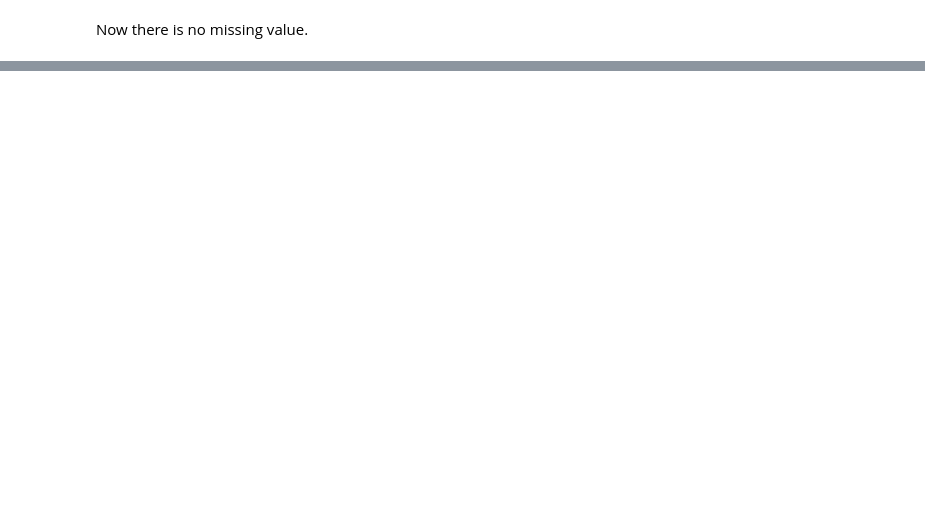
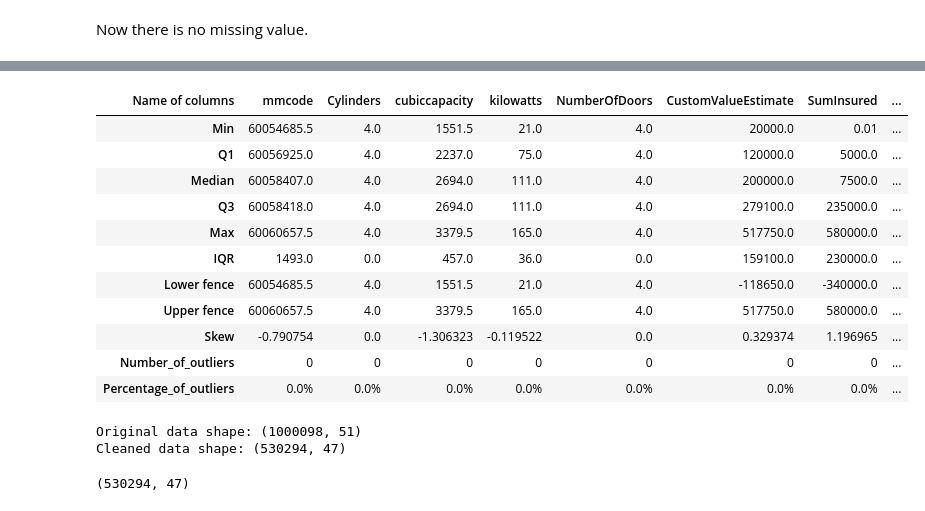
Before and after one commit to bettyabay/AlphaCare-Insurance-Analysis, a Jupyter notebook: notebooks/Descriptive_Analysis.ipynb, the cells around one changed output, grey strips where cells are left out. Drawn from its saved outputs; the diff is of its cells as text; code cells hidden in the pictures; blank space fills up the shorter version.

```diff
--- a/notebooks/Descriptive_Analysis.ipynb
+++ b/notebooks/Descriptive_Analysis.ipynb
@@ -307,0 +355,5 @@ Now there is no missing value.
+# %%
+outlier_handler = OutlierHandler(df_cleaned)
+# %%
+columns = df_cleaned.select_dtypes('float64').columns.tolist()
+columns
@@ -307,0 +388,29 @@ Now there is no missing value.
+# %%
+outlier_handler.getOverview(columns)
+# %% [output]
+| Name of columns | mmcode | Cylinders | cubiccapacity | kilowatts | NumberOfDoors | CustomValueEstimate | SumInsured | ... |
+| Min | 60054685.5 | 4.0 | 1551.5 | 21.0 | 4.0 | 20000.0 | 0.01 | ... |
+| Q1 | 60056925.0 | 4.0 | 2237.0 | 75.0 | 4.0 | 120000.0 | 5000.0 | ... |
+| Median | 60058407.0 | 4.0 | 2694.0 | 111.0 | 4.0 | 200000.0 | 7500.0 | ... |
+| Q3 | 60058418.0 | 4.0 | 2694.0 | 111.0 | 4.0 | 279100.0 | 235000.0 | ... |
+| Max | 60060657.5 | 4.0 | 3379.5 | 165.0 | 4.0 | 517750.0 | 580000.0 | ... |
+| IQR | 1493.0 | 0.0 | 457.0 | 36.0 | 0.0 | 159100.0 | 230000.0 | ... |
+| Lower fence | 60054685.5 | 4.0 | 1551.5 | 21.0 | 4.0 | -118650.0 | -340000.0 | ... |
+| Upper fence | 60060657.5 | 4.0 | 3379.5 | 165.0 | 4.0 | 517750.0 | 580000.0 | ... |
+| Skew | -0.790754 | 0.0 | -1.306323 | -0.119522 | 0.0 | 0.329374 | 1.196965 | ... |
+| Number_of_outliers | 0 | 0 | 0 | 0 | 0 | 0 | 0 | ... |
+| Percentage_of_outliers | 0.0% | 0.0% | 0.0% | 0.0% | 0.0% | 0.0% | 0.0% | ... |
+# %%
+# Remove rows where TotalPremium is zero or negative
+df_cleaned2 = df_cleaned[df_cleaned['TotalPremium'] > 0]
+
+# Verify if rows have been removed by checking the shape of the dataframe
+print(f"Original data shape: {df.shape}")
+print(f"Cleaned data shape: {df_cleaned2.shape}")
+# %% [output]
+Original data shape: (1000098, 51)
+Cleaned data shape: (530294, 47)
+# %%
+df_cleaned2.shape
+# %% [output]
+(530294, 47)
```
Also changed, not shown: parts of 54 cells of this notebook.
